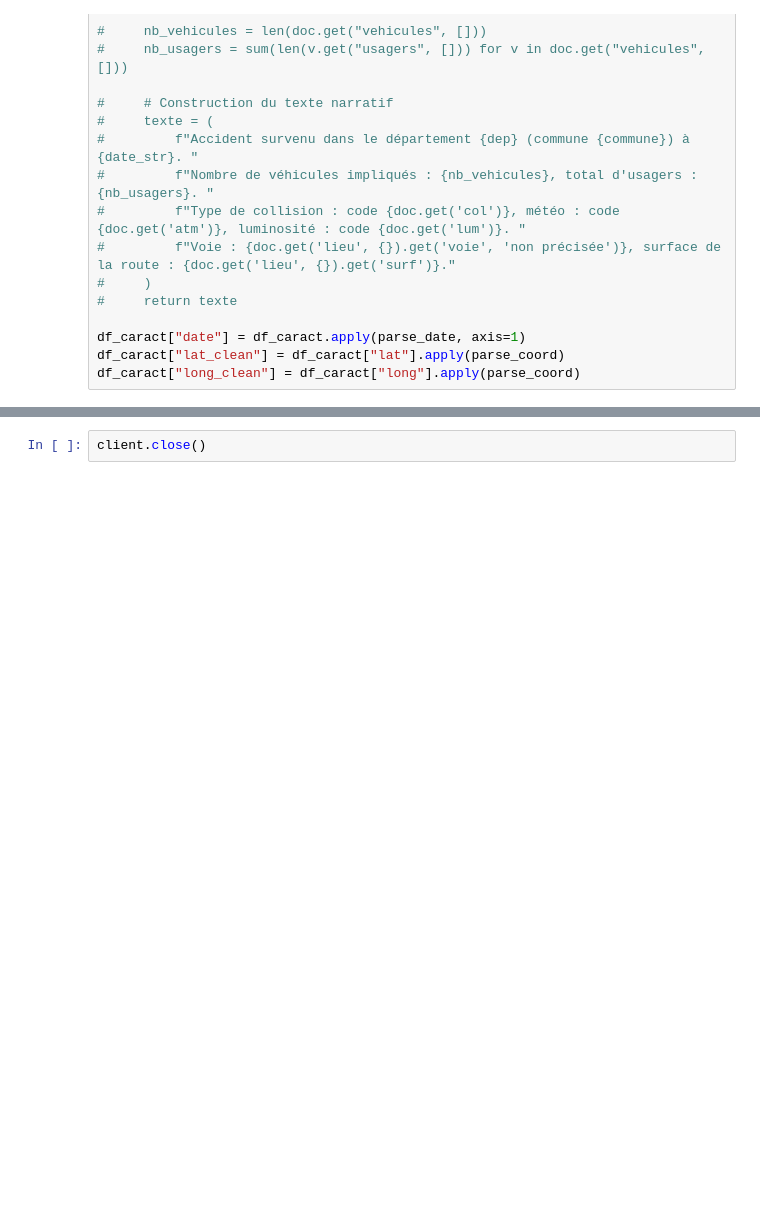
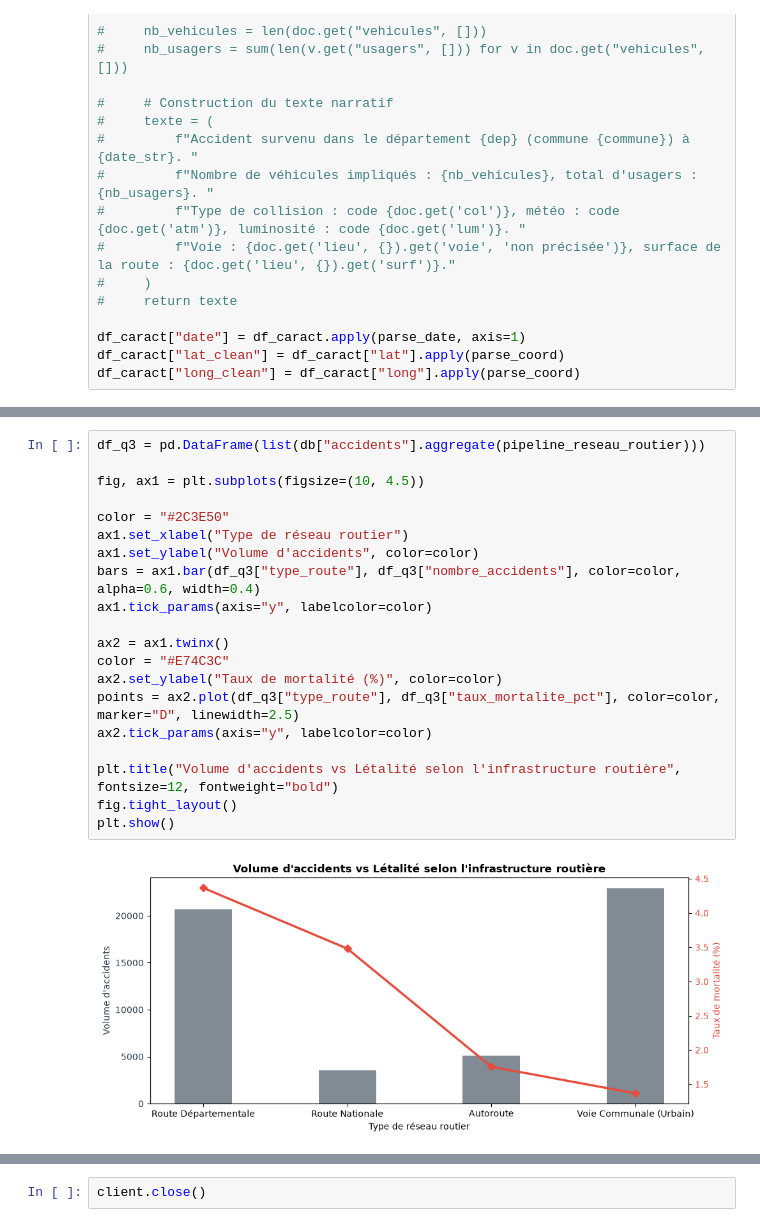
Before and after one commit to LeoLChalot/ipssi-nosql, a Jupyter notebook: notebook_local.ipynb, the cells around one changed output, grey strips where cells are left out. Drawn from its saved outputs; the diff is of its cells as text; blank space fills up the shorter version.

```diff
--- a/notebook_local.ipynb
+++ b/notebook_local.ipynb
@@ -211,0 +394,22 @@ Succès : 54402 accidents enrichis et insérés.
+# %%
+df_q3 = pd.DataFrame(list(db["accidents"].aggregate(pipeline_reseau_routier)))
+
+fig, ax1 = plt.subplots(figsize=(10, 4.5))
+
+color = "#2C3E50"
+ax1.set_xlabel("Type de réseau routier")
+ax1.set_ylabel("Volume d'accidents", color=color)
+bars = ax1.bar(df_q3["type_route"], df_q3["nombre_accidents"], color=color, alpha=0.6, width=0.4)
+ax1.tick_params(axis="y", labelcolor=color)
+
+ax2 = ax1.twinx()
+color = "#E74C3C"
+ax2.set_ylabel("Taux de mortalité (%)", color=color)
+points = ax2.plot(df_q3["type_route"], df_q3["taux_mortalite_pct"], color=color, marker="D", linewidth=2.5)
+ax2.tick_params(axis="y", labelcolor=color)
+
+plt.title("Volume d'accidents vs Létalité selon l'infrastructure routière", fontsize=12, fontweight="bold")
+fig.tight_layout()
+plt.show()
+# %% [output]
+[figure, added]
```
Also changed, not shown: parts of 9 cells of this notebook, 1 other file.
